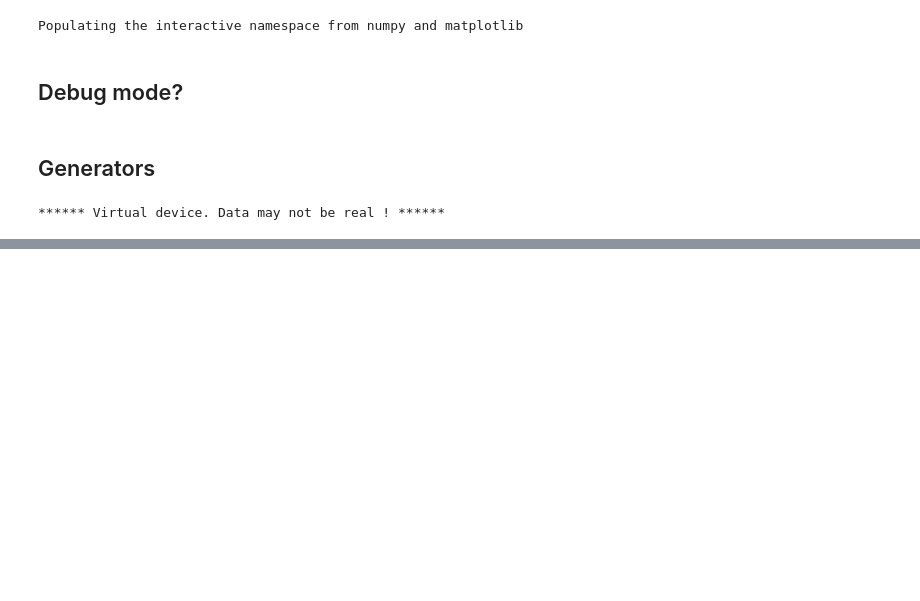
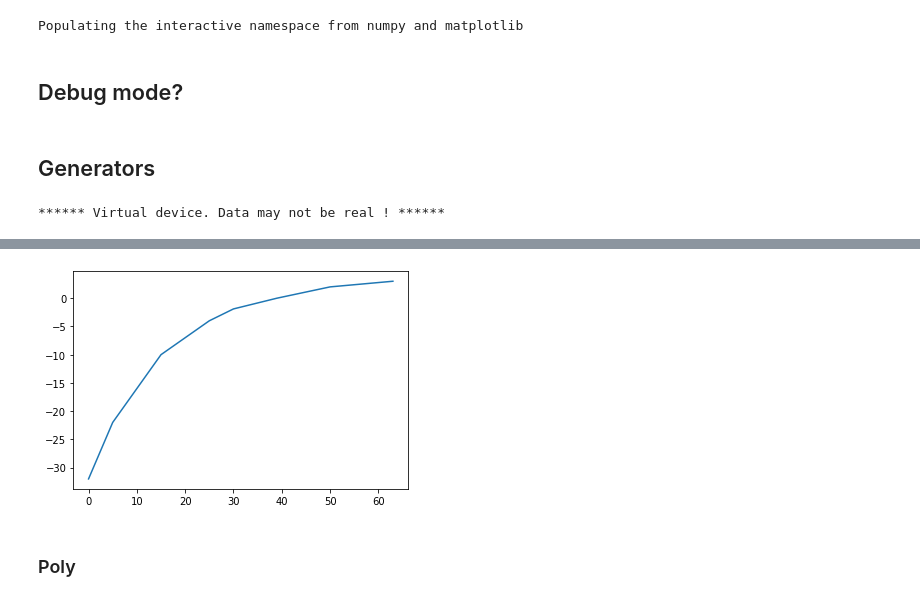
Before and after one commit to Wei1234c/FM_Transceivers, a Jupyter notebook: notebooks/Functional test/RDA5820 Functional Test.ipynb, the cells around one changed output, grey strips where cells are left out. Drawn from its saved outputs; the diff is of its cells as text; code cells hidden in the pictures; blank space fills up the shorter version.

```diff
--- a/notebooks/Functional test/RDA5820 Functional Test.ipynb
+++ b/notebooks/Functional test/RDA5820 Functional Test.ipynb
@@ -138,0 +305,6 @@ df[df.different == 1]
+# %%
+plt.plot(values, dbs);
+# %% [output]
+[figure, added]
+# %% [markdown]
+### Poly
```
Also changed, not shown: parts of 73 cells of this notebook, 23 other files.
